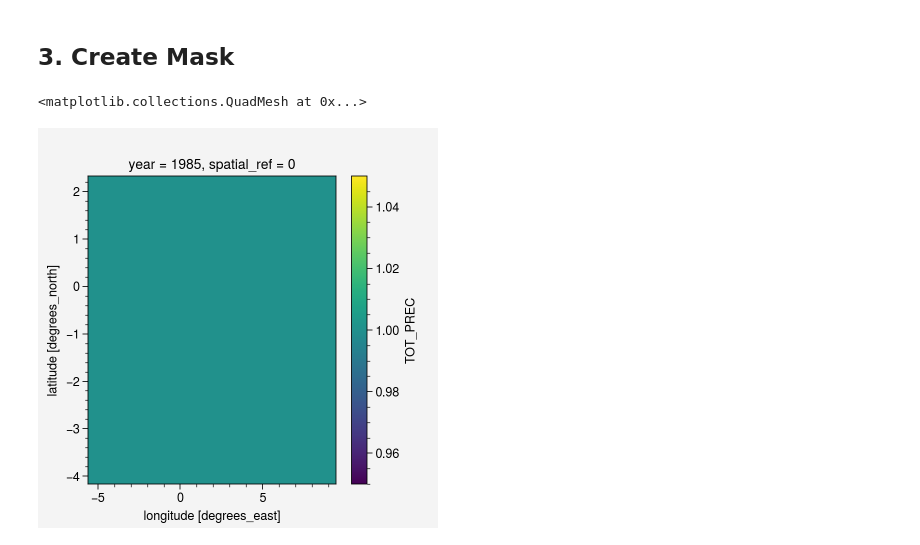
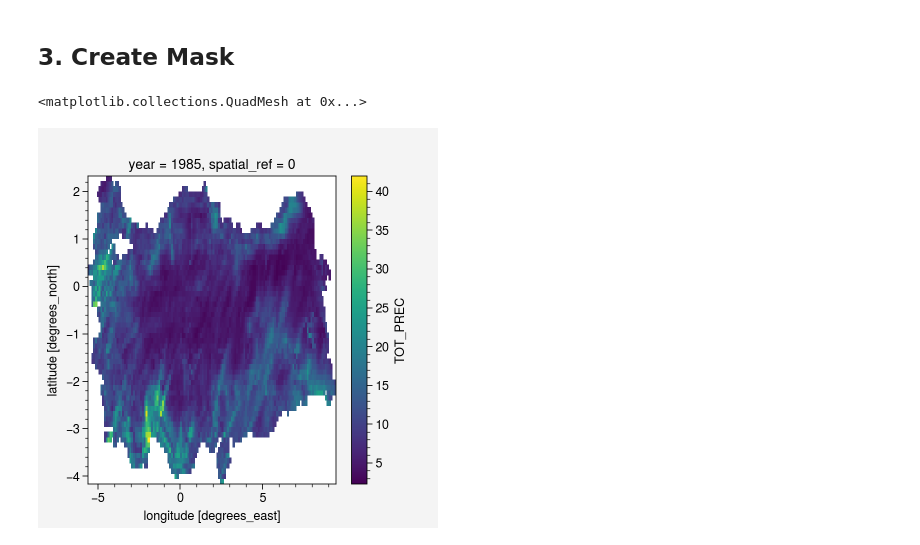
Before and after one commit to donmezkutay/msc-thesis-codes, a Jupyter notebook: vectorize_turkey_shapefile.ipynb, the cells around one changed output. Drawn from its saved outputs; the diff is of its cells as text; code cells hidden in the pictures.

```diff
--- a/vectorize_turkey_shapefile.ipynb
+++ b/vectorize_turkey_shapefile.ipynb
@@ -96,10 +130,10 @@ clipped.plot()
 # %% [markdown]
 ## 3. Create Mask
 # %%
-clipped.where(clipped==np.nan, 1).plot()
+clipped.where(clipped!=np.nan, -1).plot()
 # %% [output]
 <matplotlib.collections.QuadMesh at 0x...>
-[figure, old version]
+[figure, new version]
 # %%
 intensity_idx_cosmo.plot()
 # %% [output]
```
Also changed, not shown: parts of 10 cells of this notebook, 1 other file.
